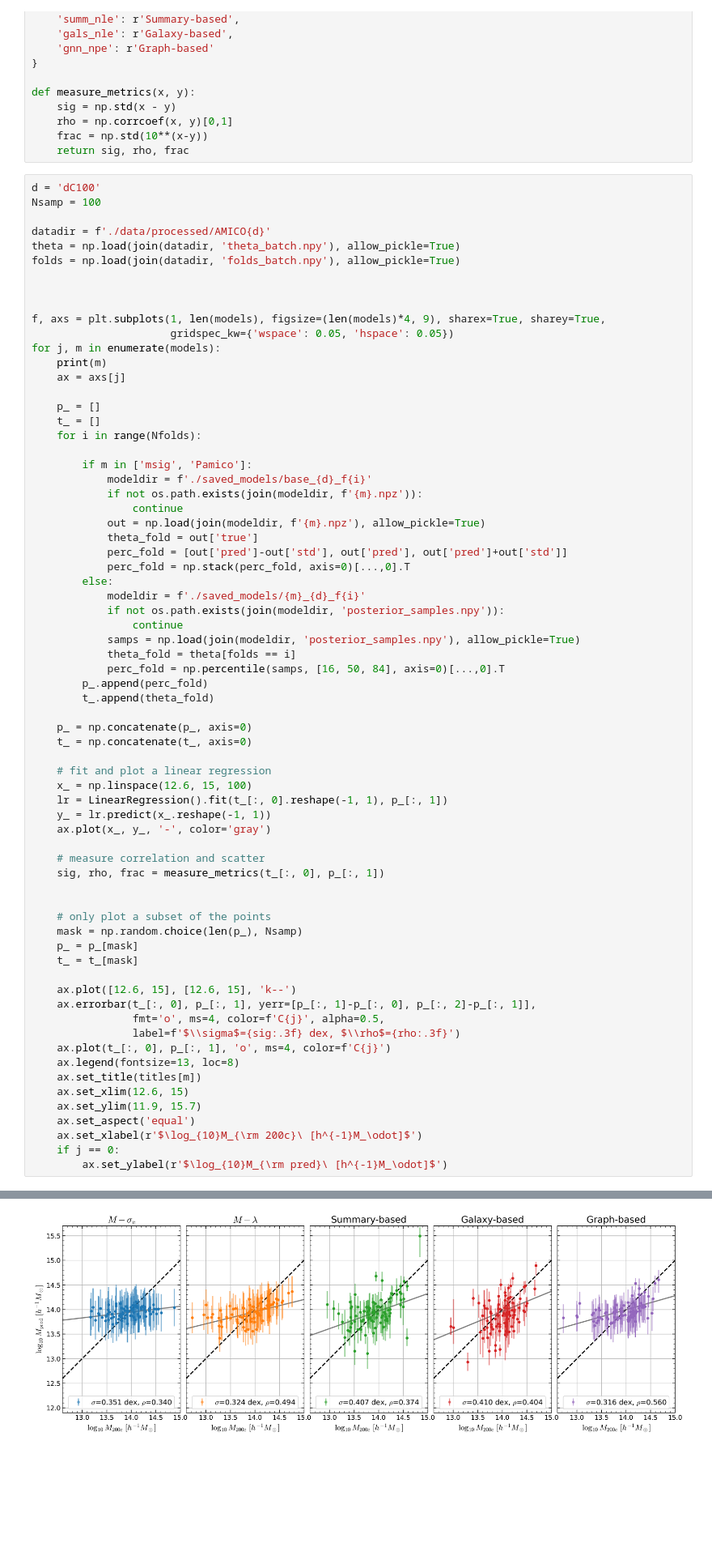
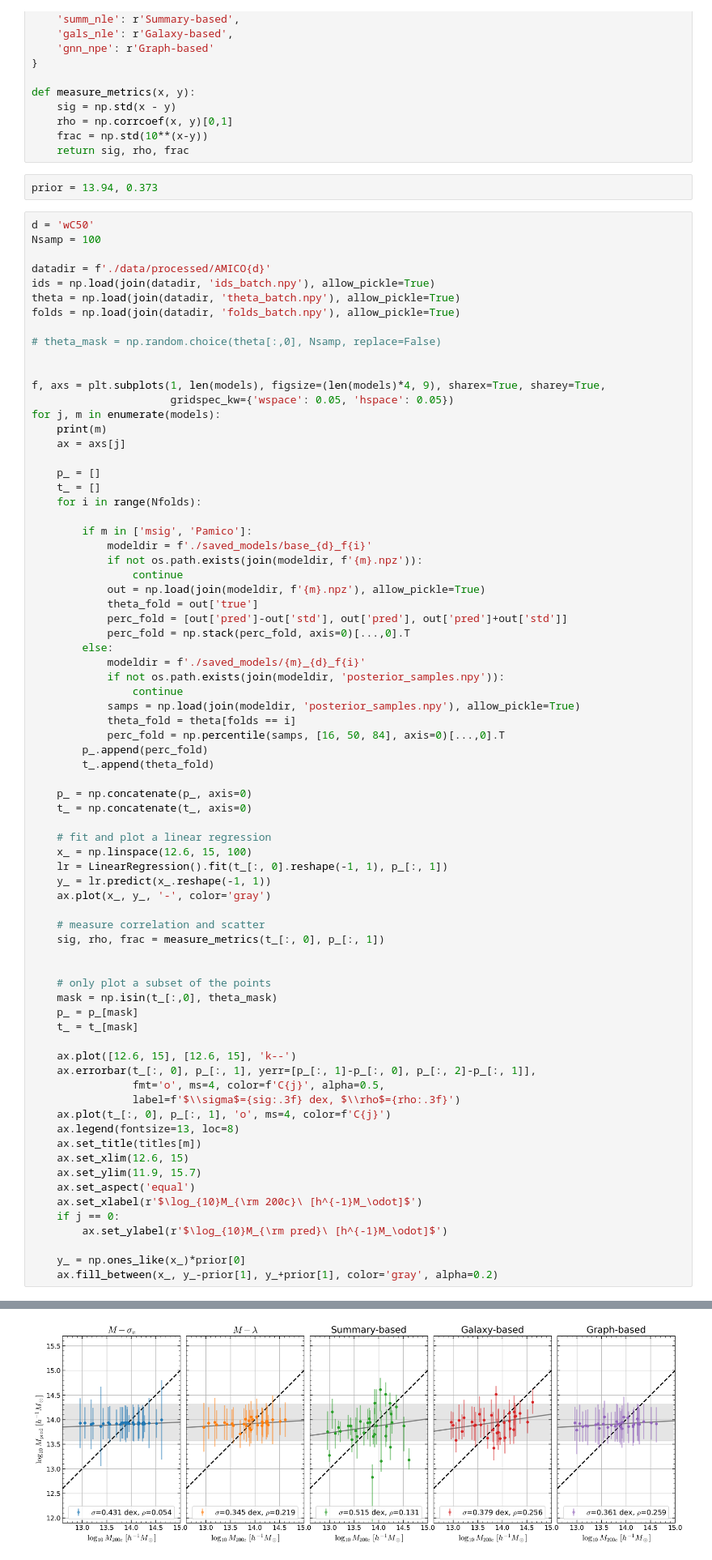
Before and after one commit to maho3/cl-ml-euclid, a Jupyter notebook: pres.ipynb, the cells around one changed output, grey strips where cells are left out. Shown at 81% size. Cells and saved outputs as stored; diff of their text form; blank space fills up the shorter version.

```diff
--- a/pres.ipynb
+++ b/pres.ipynb
@@ -234,14 +234,18 @@ def measure_metrics(x, y):
     rho = np.corrcoef(x, y)[0,1]
     frac = np.std(10**(x-y))
     return sig, rho, frac
+# %%
+prior = 13.94, 0.373
 # %%
-d = 'dC100'
+d = 'wC50'
 Nsamp = 100
 
 datadir = f'./data/processed/AMICO{d}'
+ids = np.load(join(datadir, 'ids_batch.npy'), allow_pickle=True)
 theta = np.load(join(datadir, 'theta_batch.npy'), allow_pickle=True)
 folds = np.load(join(datadir, 'folds_batch.npy'), allow_pickle=True)
 
+# theta_mask = np.random.choice(theta[:,0], Nsamp, replace=False)
 
 
 f, axs = plt.subplots(1, len(models), figsize=(len(models)*4, 9), sharex=True, sharey=True,
@@ -281,32 +285,35 @@ for j, m in enumerate(models):
     y_ = lr.predict(x_.reshape(-1, 1))
     ax.plot(x_, y_, '-', color='gray')
 
     # measure correlation and scatter
     sig, rho, frac = measure_metrics(t_[:, 0], p_[:, 1])
 
 
     # only plot a subset of the points
-    mask = np.random.choice(len(p_), Nsamp)
+    mask = np.isin(t_[:,0], theta_mask)
     p_ = p_[mask]
     t_ = t_[mask]
 
     ax.plot([12.6, 15], [12.6, 15], 'k--')
     ax.errorbar(t_[:, 0], p_[:, 1], yerr=[p_[:, 1]-p_[:, 0], p_[:, 2]-p_[:, 1]],
                 fmt='o', ms=4, color=f'C{j}', alpha=0.5,
                 label=f'$\\sigma$={sig:.3f} dex, $\\rho$={rho:.3f}')
     ax.plot(t_[:, 0], p_[:, 1], 'o', ms=4, color=f'C{j}')
     ax.legend(fontsize=13, loc=8)
     ax.set_title(titles[m])
     ax.set_xlim(12.6, 15)
     ax.set_ylim(11.9, 15.7)
     ax.set_aspect('equal')
     ax.set_xlabel(r'$\log_{10}M_{\rm 200c}\ [h^{-1}M_\odot]$')
     if j == 0:
         ax.set_ylabel(r'$\log_{10}M_{\rm pred}\ [h^{-1}M_\odot]$')
+
+    y_ = np.ones_like(x_)*prior[0]
+    ax.fill_between(x_, y_-prior[1], y_+prior[1], color='gray', alpha=0.2)
 # %% [output]
 msig
 Pamico
 summ_nle
 gals_nle
 gnn_npe
-[figure, old version]
+[figure, new version]
```
Also changed, not shown: parts of 6 cells of this notebook, 1 other file.
